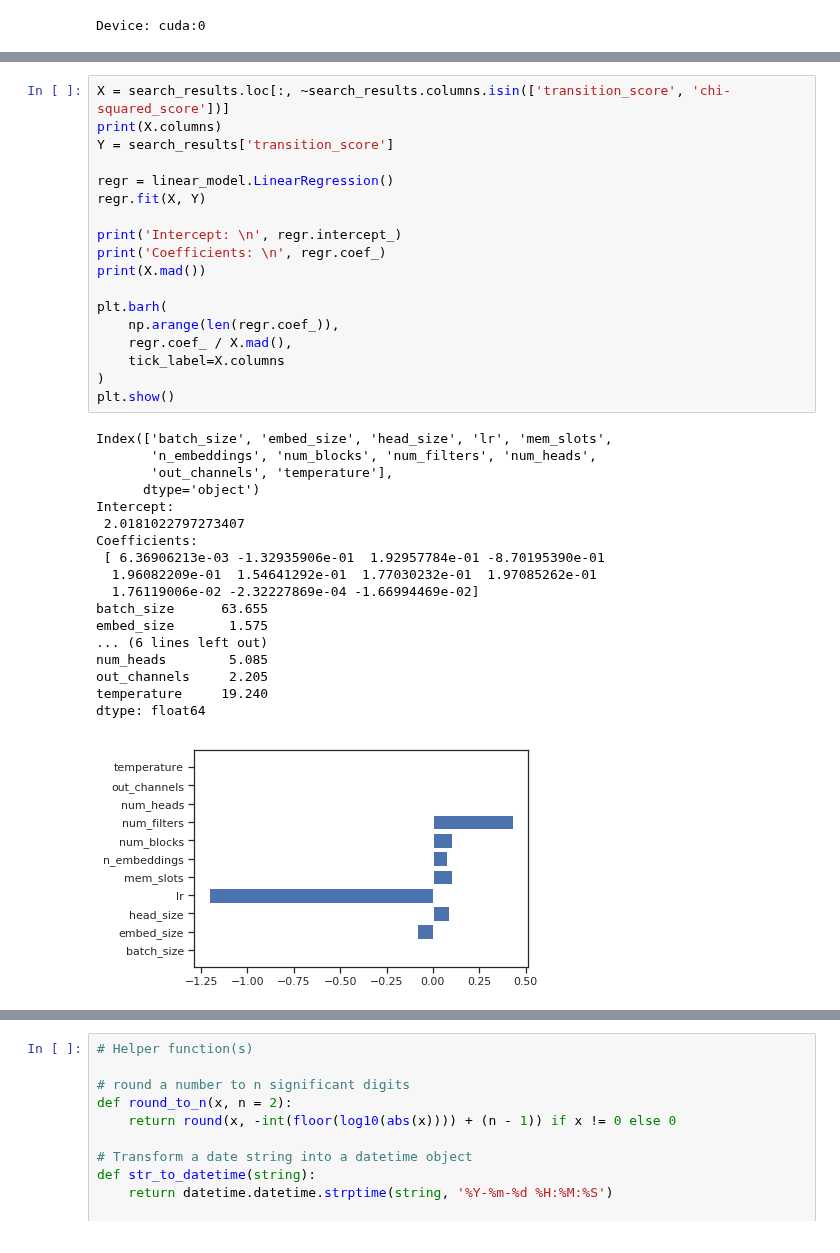
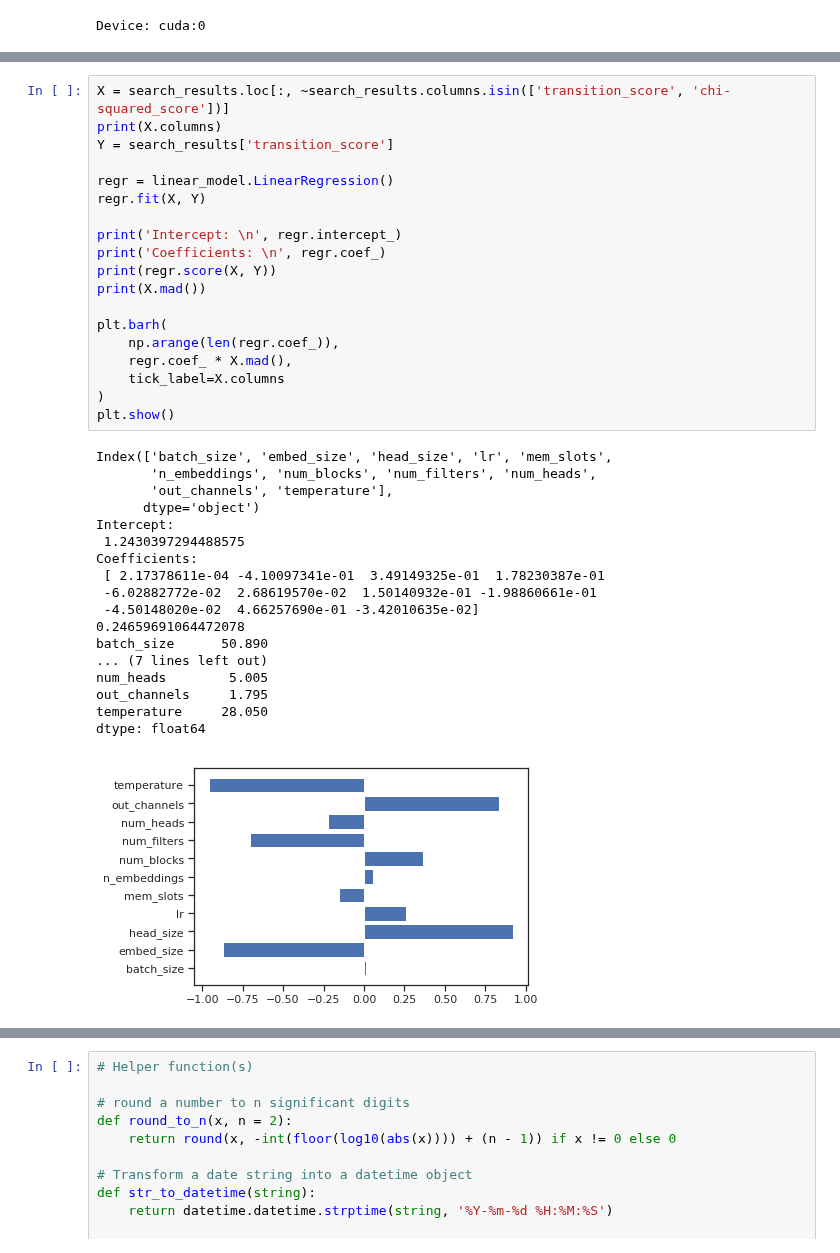
Before and after one commit to dsgelab/FinnGAN, a Jupyter notebook: main.ipynb, the cells around one changed output, grey strips where cells are left out. Drawn from its saved outputs; the diff is of its cells as text.

```diff
--- a/main.ipynb
+++ b/main.ipynb
@@ -81,37 +81,38 @@ sns.pairplot(search_results)
 # %%
 X = search_results.loc[:, ~search_results.columns.isin(['transition_score', 'chi-squared_score'])]
 print(X.columns)
 Y = search_results['transition_score']
 
 regr = linear_model.LinearRegression()
 regr.fit(X, Y)
 
 print('Intercept: \n', regr.intercept_)
 print('Coefficients: \n', regr.coef_)
+print(regr.score(X, Y))
 print(X.mad())
 
 plt.barh(
     np.arange(len(regr.coef_)),
-    regr.coef_ / X.mad(),
+    regr.coef_ * X.mad(),
     tick_label=X.columns
 )
 plt.show()
 # %% [output]
 Index(['batch_size', 'embed_size', 'head_size', 'lr', 'mem_slots',
        'n_embeddings', 'num_blocks', 'num_filters', 'num_heads',
        'out_channels', 'temperature'],
       dtype='object')
 Intercept:
- 2.0181022797273407
+ 1.2430397294488575
 Coefficients:
- [ 6.36906213e-03 -1.32935906e-01  1.92957784e-01 -8.70195390e-01
-  1.96082209e-01  1.54641292e-01  1.77030232e-01  1.97085262e-01
-  1.76119006e-02 -2.32227869e-04 -1.66994469e-02]
-batch_size      63.655
-embed_size       1.575
-... (6 lines left out)
-num_heads        5.085
-out_channels     2.205
-temperature     19.240
+ [ 2.17378611e-04 -4.10097341e-01  3.49149325e-01  1.78230387e-01
+ -6.02882772e-02  2.68619570e-02  1.50140932e-01 -1.98860661e-01
+ -4.50148020e-02  4.66257690e-01 -3.42010635e-02]
+0.24659691064472078
+batch_size      50.890
+... (7 lines left out)
+num_heads        5.005
+out_channels     1.795
+temperature     28.050
 dtype: float64
-[figure, old version]
+[figure, new version]
```
Also changed, not shown: parts of 18 cells of this notebook, 5 other files.
